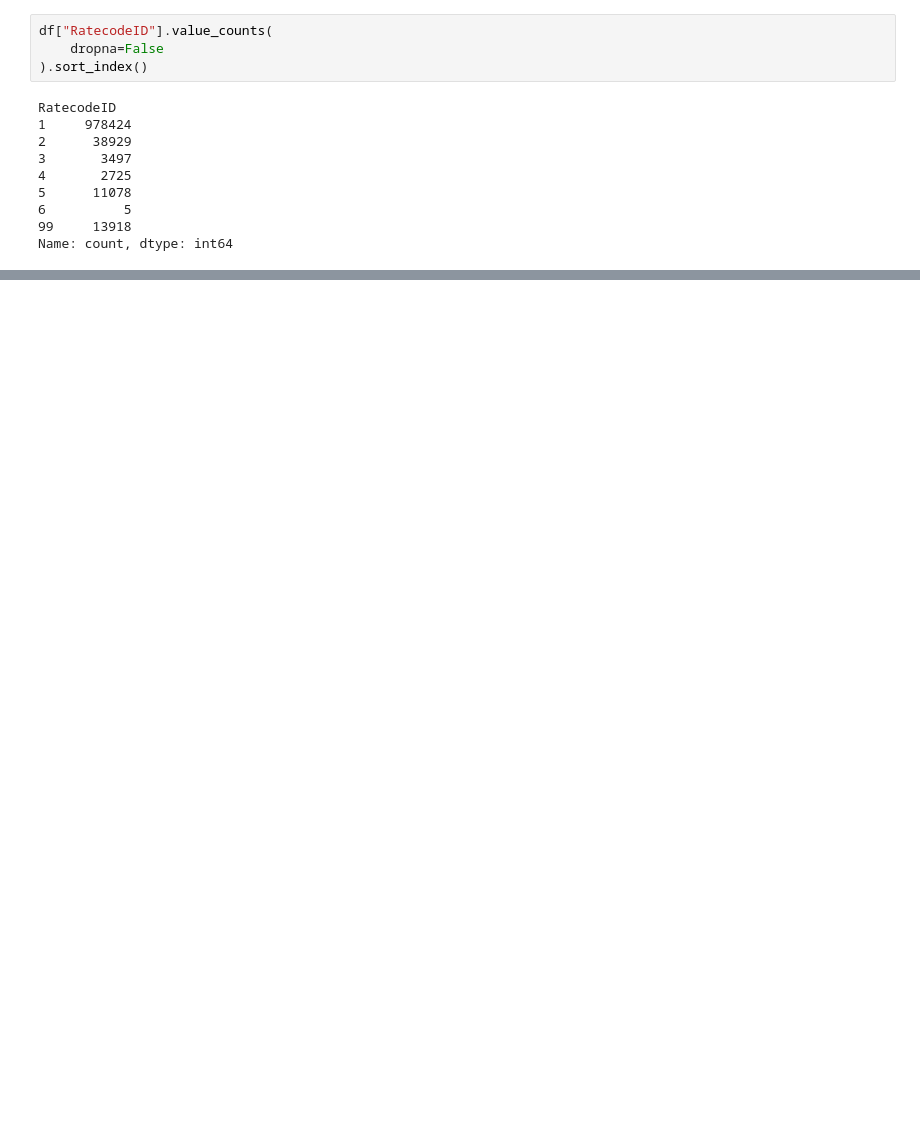
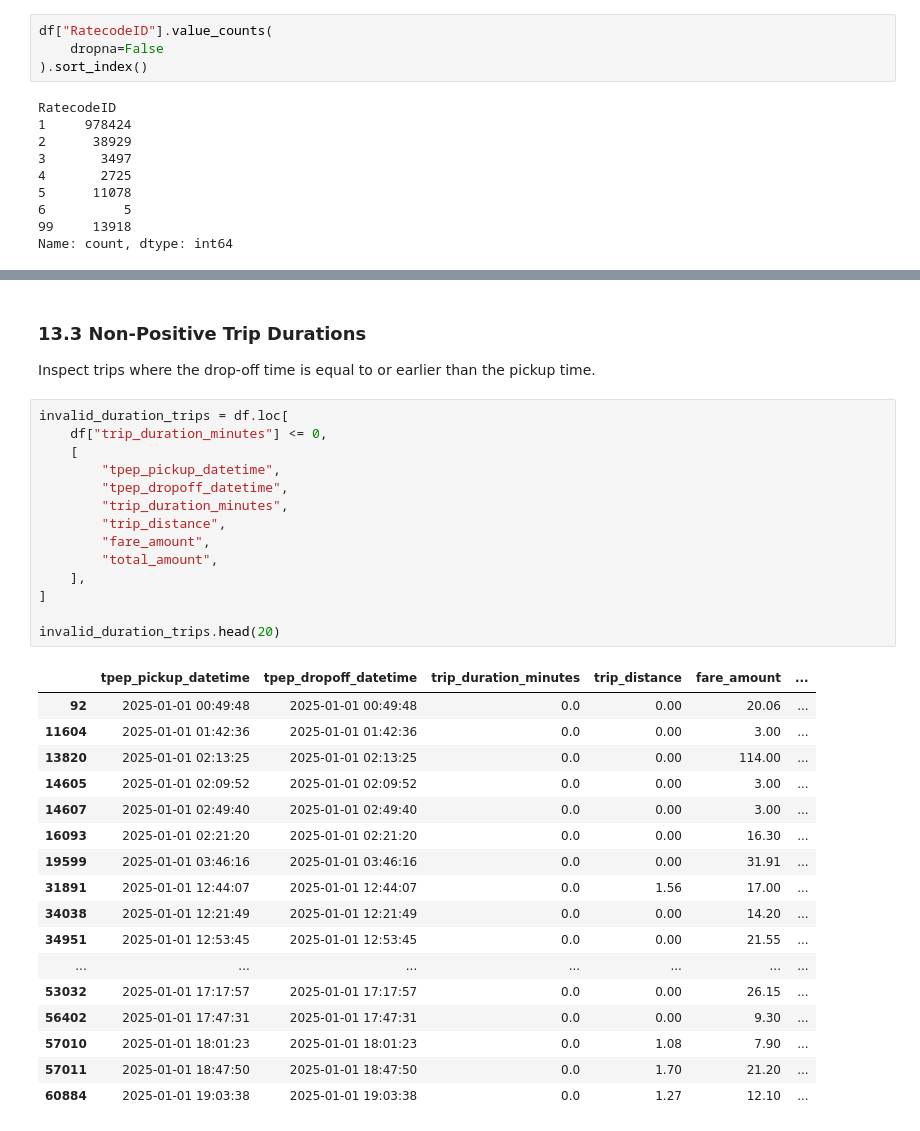
Before and after one commit to angel-wm/urban-mobility-analytics, a Jupyter notebook: notebooks/01_data_exploration.ipynb, the cells around one changed output, grey strips where cells are left out. Cells and saved outputs as stored; diff of their text form; blank space fills up the shorter version.

```diff
--- a/notebooks/01_data_exploration.ipynb
+++ b/notebooks/01_data_exploration.ipynb
@@ -345,0 +775,37 @@ Name: count, dtype: int64
+# %% [markdown]
+### 13.3 Non-Positive Trip Durations
+
+Inspect trips where the drop-off time is equal to or earlier than the pickup
+time.
+# %%
+invalid_duration_trips = df.loc[
+    df["trip_duration_minutes"] <= 0,
+    [
+        "tpep_pickup_datetime",
+        "tpep_dropoff_datetime",
+        "trip_duration_minutes",
+        "trip_distance",
+        "fare_amount",
+        "total_amount",
+    ],
+]
+
+invalid_duration_trips.head(20)
+# %% [output]
+|  | tpep_pickup_datetime | tpep_dropoff_datetime | trip_duration_minutes | trip_distance | fare_amount | ... |
+| 92 | 2025-01-01 00:49:48 | 2025-01-01 00:49:48 | 0.0 | 0.00 | 20.06 | ... |
+| 11604 | 2025-01-01 01:42:36 | 2025-01-01 01:42:36 | 0.0 | 0.00 | 3.00 | ... |
+| 13820 | 2025-01-01 02:13:25 | 2025-01-01 02:13:25 | 0.0 | 0.00 | 114.00 | ... |
+| 14605 | 2025-01-01 02:09:52 | 2025-01-01 02:09:52 | 0.0 | 0.00 | 3.00 | ... |
+| 14607 | 2025-01-01 02:49:40 | 2025-01-01 02:49:40 | 0.0 | 0.00 | 3.00 | ... |
+| 16093 | 2025-01-01 02:21:20 | 2025-01-01 02:21:20 | 0.0 | 0.00 | 16.30 | ... |
+| 19599 | 2025-01-01 03:46:16 | 2025-01-01 03:46:16 | 0.0 | 0.00 | 31.91 | ... |
+| 31891 | 2025-01-01 12:44:07 | 2025-01-01 12:44:07 | 0.0 | 1.56 | 17.00 | ... |
+| 34038 | 2025-01-01 12:21:49 | 2025-01-01 12:21:49 | 0.0 | 0.00 | 14.20 | ... |
+| 34951 | 2025-01-01 12:53:45 | 2025-01-01 12:53:45 | 0.0 | 0.00 | 21.55 | ... |
+| ... | ... | ... | ... | ... | ... | ... |
+| 53032 | 2025-01-01 17:17:57 | 2025-01-01 17:17:57 | 0.0 | 0.00 | 26.15 | ... |
+| 56402 | 2025-01-01 17:47:31 | 2025-01-01 17:47:31 | 0.0 | 0.00 | 9.30 | ... |
+| 57010 | 2025-01-01 18:01:23 | 2025-01-01 18:01:23 | 0.0 | 1.08 | 7.90 | ... |
+| 57011 | 2025-01-01 18:47:50 | 2025-01-01 18:47:50 | 0.0 | 1.70 | 21.20 | ... |
+| 60884 | 2025-01-01 19:03:38 | 2025-01-01 19:03:38 | 0.0 | 1.27 | 12.10 | ... |
```
Also changed, not shown: parts of 51 cells of this notebook.
